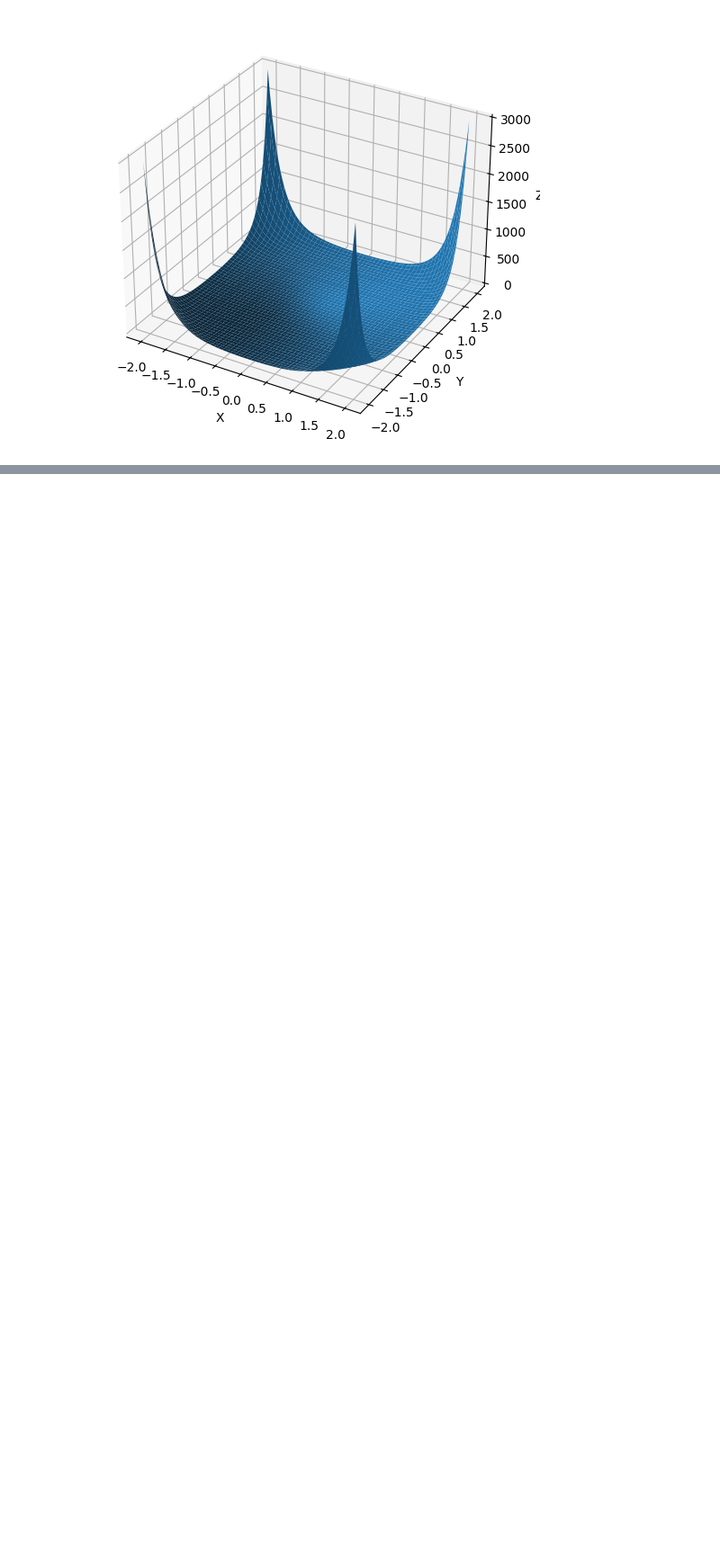
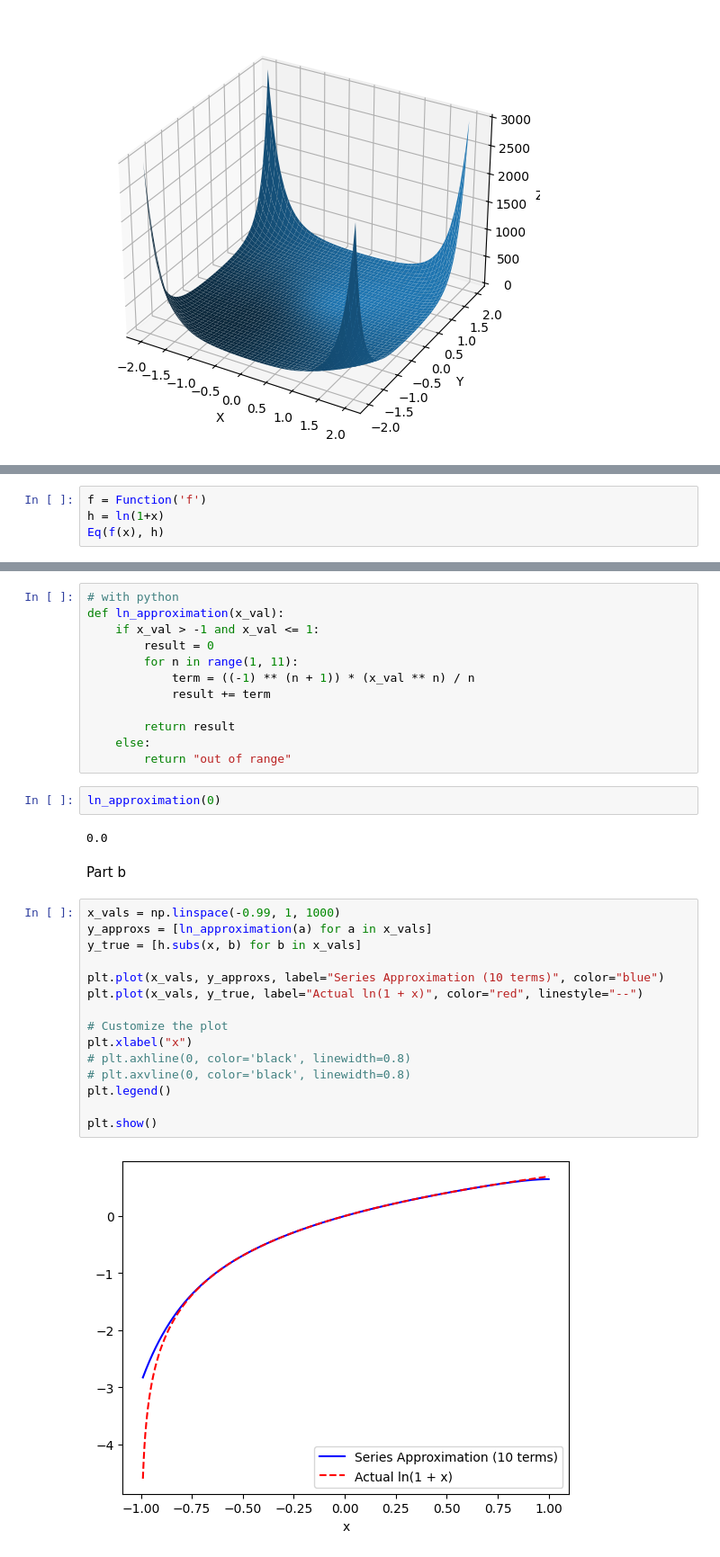
Before and after one commit to Chanidu-Edirisinghe/MathsCW, a Jupyter notebook: CW.ipynb, the cells around one changed output, grey strips where cells are left out. Shown at 90% size. Saved outputs shown, nothing was run; the diff lists cells and outputs as text; blank space fills up the shorter version.

```diff
--- a/CW.ipynb
+++ b/CW.ipynb
@@ -54,0 +102,4 @@ plt.show()
+# %%
+f = Function('f')
+h = ln(1+x)
+Eq(f(x), h)
@@ -54,0 +124,35 @@ plt.show()
+# %%
+# with python
+def ln_approximation(x_val):
+    if x_val > -1 and x_val <= 1:
+        result = 0
+        for n in range(1, 11):
+            term = ((-1) ** (n + 1)) * (x_val ** n) / n
+            result += term
+
+        return result
+    else:
+        return "out of range"
+# %%
+ln_approximation(0)
+# %% [output]
+0.0
+# %% [markdown]
+Part b
+# %%
+x_vals = np.linspace(-0.99, 1, 1000)
+y_approxs = [ln_approximation(a) for a in x_vals]
+y_true = [h.subs(x, b) for b in x_vals]
+
+plt.plot(x_vals, y_approxs, label="Series Approximation (10 terms)", color="blue")
+plt.plot(x_vals, y_true, label="Actual ln(1 + x)", color="red", linestyle="--")
+
+# Customize the plot
+plt.xlabel("x")
+# plt.axhline(0, color='black', linewidth=0.8)
+# plt.axvline(0, color='black', linewidth=0.8)
+plt.legend()
+
+plt.show()
+# %% [output]
+[figure, added]
```
Also changed, not shown: parts of 19 cells of this notebook, 1 other file.
